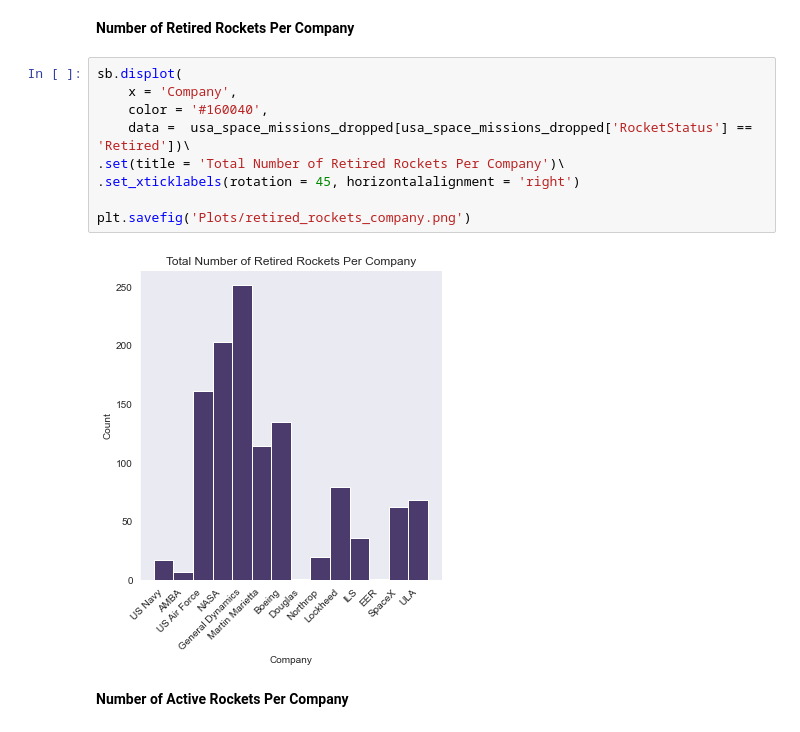
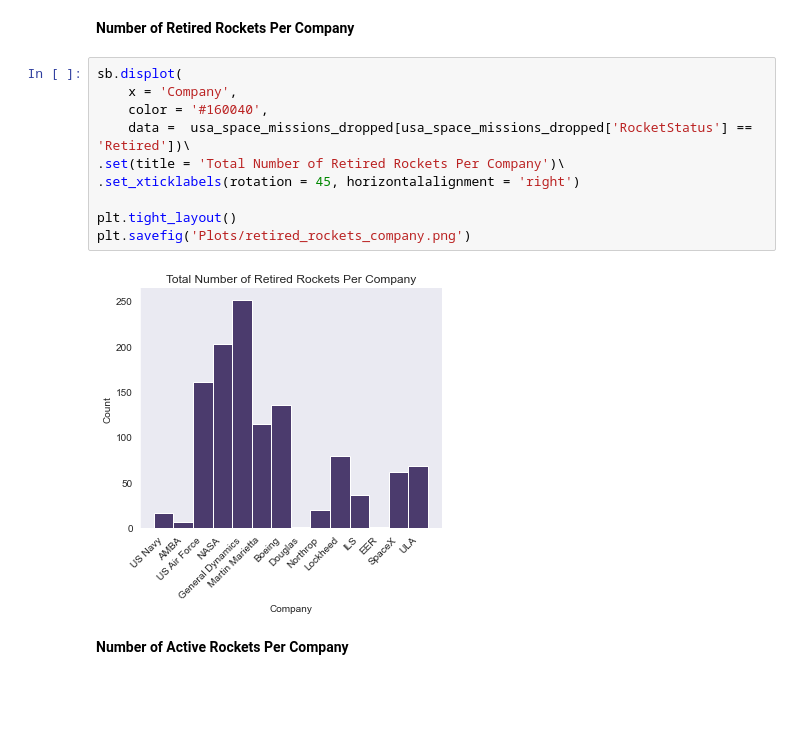
Before and after one commit to t-nicole13/US_Space_Missions, a Jupyter notebook: US_Space_Missions.ipynb, the cells around one changed output. Drawn from its saved outputs; the diff is of its cells as text; blank space fills up the shorter version.

Commit message:
update README and fix plot

```diff
--- a/US_Space_Missions.ipynb
+++ b/US_Space_Missions.ipynb
@@ -667,14 +667,15 @@ plt.savefig('Plots/mission_vs_rocket.png')
 # %%
 sb.displot(
     x = 'Company',
     color = '#160040',
     data =  usa_space_missions_dropped[usa_space_missions_dropped['RocketStatus'] == 'Retired'])\
 .set(title = 'Total Number of Retired Rockets Per Company')\
 .set_xticklabels(rotation = 45, horizontalalignment = 'right')
 
+plt.tight_layout()
 plt.savefig('Plots/retired_rockets_company.png')
 # %% [output]
-[figure, old version]
+[figure, new version]
 # %% [markdown]
 **Number of Active Rockets Per Company**
 # %%
```
Also changed, not shown: parts of 2 cells of this notebook, 1 other file.
